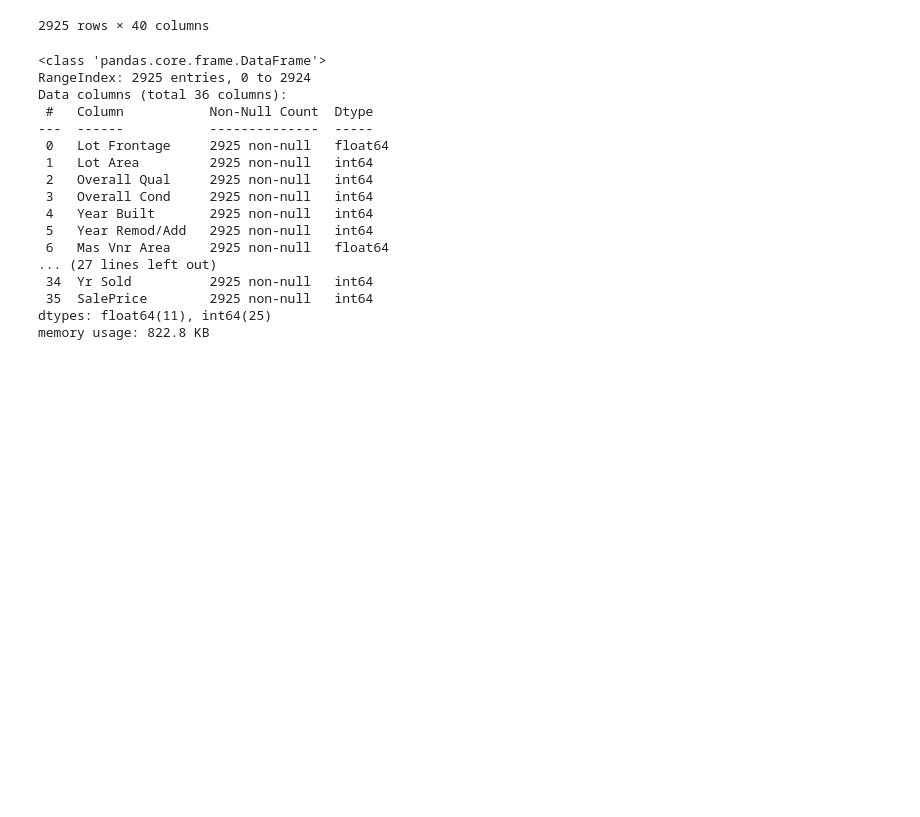
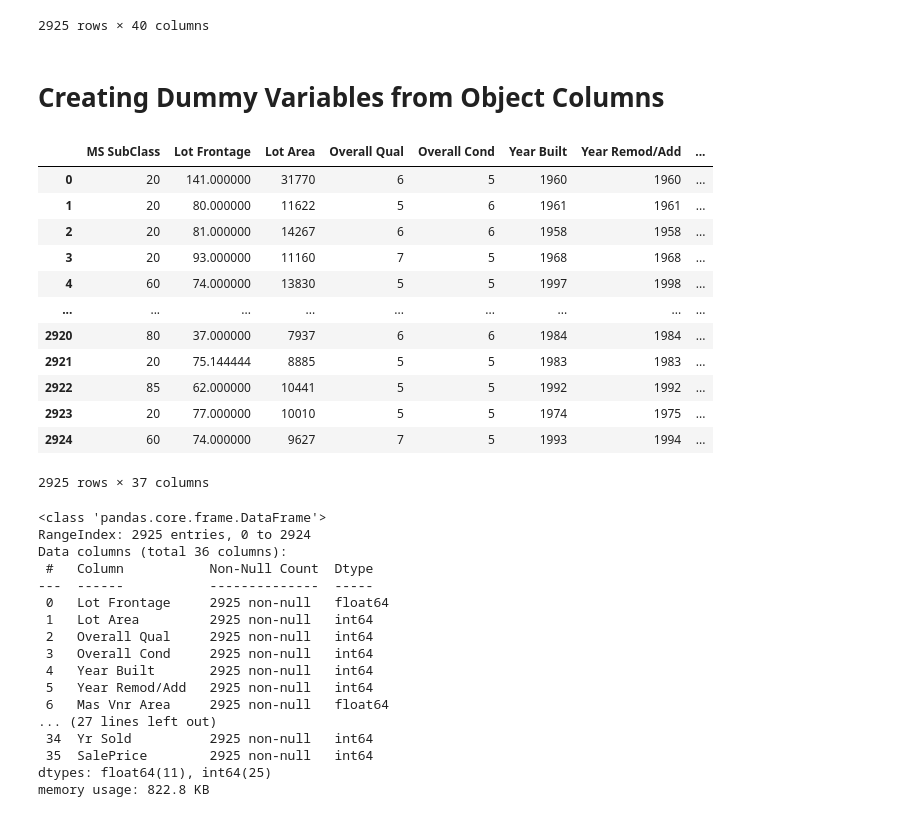
Before and after one commit to Tuchsanai/Machine_Learning, a Jupyter notebook: 02_Intermediate/Week09/01_features Engineer/02-Dealing-with-Categorical-Data.ipynb, the cells around one changed output. Cells and saved outputs as stored; diff of their text form; code cells hidden in the pictures; blank space fills up the shorter version.

```diff
--- a/02_Intermediate/Week09/01_features Engineer/02-Dealing-with-Categorical-Data.ipynb
+++ b/02_Intermediate/Week09/01_features Engineer/02-Dealing-with-Categorical-Data.ipynb
@@ -52,3 +50,0 @@ df.head()
-# %%
-# Convert to String
-df['MS SubClass'] = df['MS SubClass'].apply(str)
@@ -126,6 +104,24 @@ df.select_dtypes(include='object')
 | 2923 | 20 | RL | Pave | Reg | Lvl | AllPub | Inside | Mod | ... |
 | 2924 | 60 | RL | Pave | Reg | Lvl | AllPub | Inside | Mod | ... |
 2925 rows × 40 columns
+# %% [markdown]
+# Creating Dummy Variables from Object Columns
+# %%
+df.select_dtypes(exclude='object')
+# %% [output]
+|  | MS SubClass | Lot Frontage | Lot Area | Overall Qual | Overall Cond | Year Built | Year Remod/Add | ... |
+| 0 | 20 | 141.000000 | 31770 | 6 | 5 | 1960 | 1960 | ... |
+| 1 | 20 | 80.000000 | 11622 | 5 | 6 | 1961 | 1961 | ... |
+| 2 | 20 | 81.000000 | 14267 | 6 | 6 | 1958 | 1958 | ... |
+| 3 | 20 | 93.000000 | 11160 | 7 | 5 | 1968 | 1968 | ... |
+| 4 | 60 | 74.000000 | 13830 | 5 | 5 | 1997 | 1998 | ... |
+| ... | ... | ... | ... | ... | ... | ... | ... | ... |
+| 2920 | 80 | 37.000000 | 7937 | 6 | 6 | 1984 | 1984 | ... |
+| 2921 | 20 | 75.144444 | 8885 | 5 | 5 | 1983 | 1983 | ... |
+| 2922 | 85 | 62.000000 | 10441 | 5 | 5 | 1992 | 1992 | ... |
+| 2923 | 20 | 77.000000 | 10010 | 5 | 5 | 1974 | 1975 | ... |
+| 2924 | 60 | 74.000000 | 9627 | 7 | 5 | 1993 | 1994 | ... |
+2925 rows × 37 columns
 # %%
 df_nums = df.select_dtypes(exclude='object')
 df_objs = df.select_dtypes(include='object')
```
Also changed, not shown: parts of 8 cells of this notebook.
